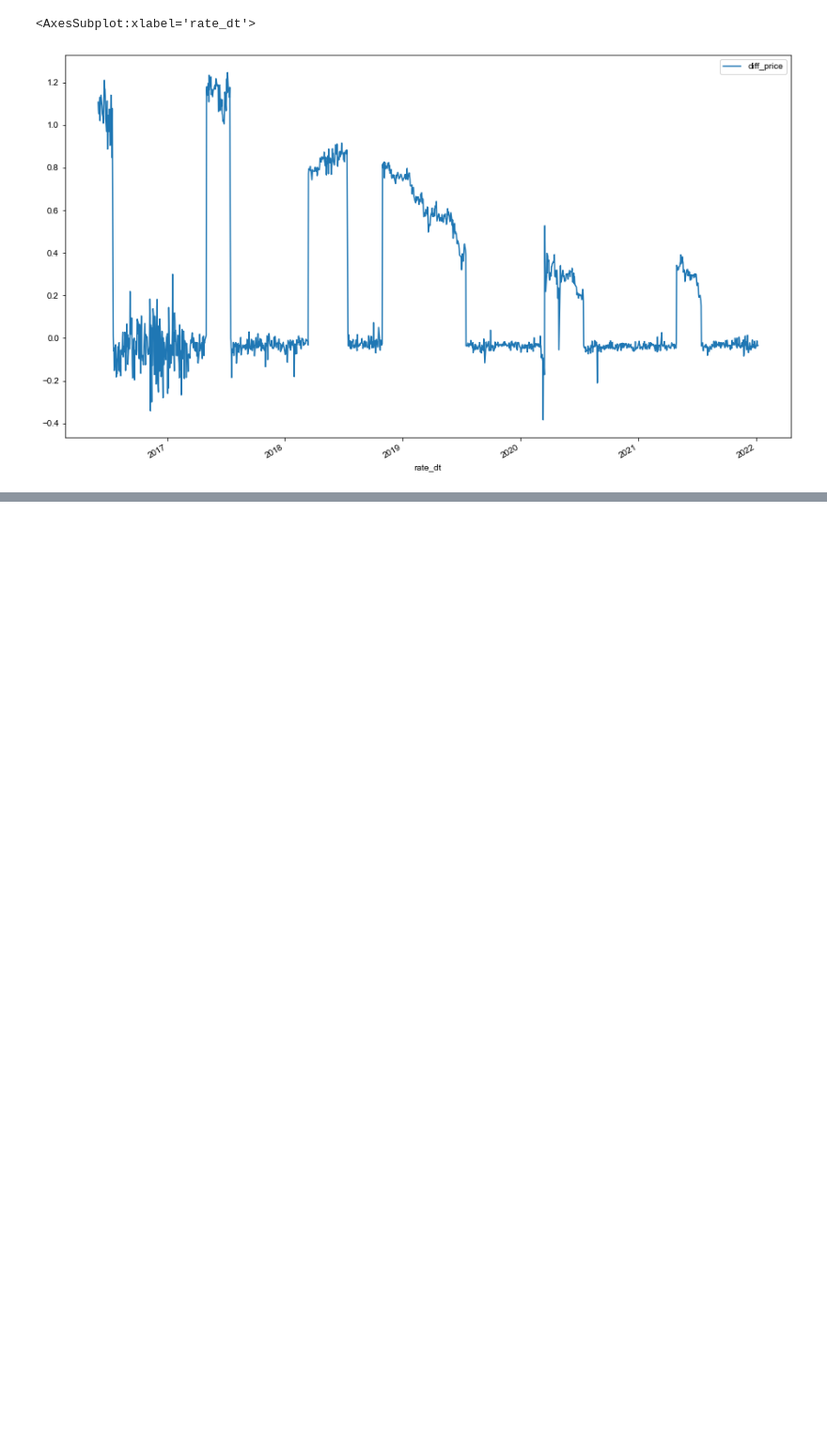
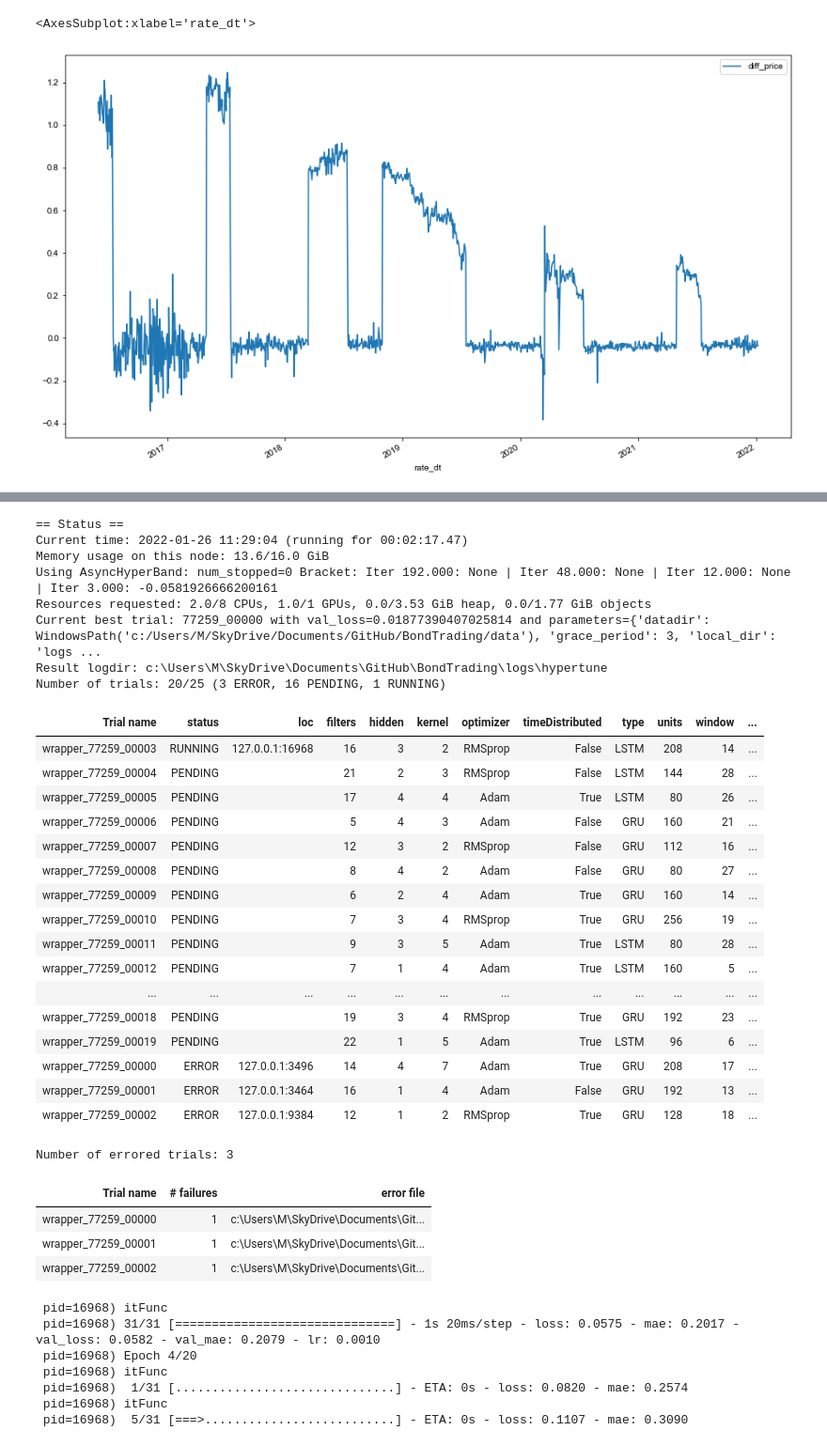
Before and after one commit to Merijn68/BondTrading, a Jupyter notebook: 05_adding_feartures.ipynb, the cells around one changed output, grey strips where cells are left out. Shown at 94% size. Drawn from its saved outputs; the diff is of its cells as text; code cells hidden in the pictures; blank space fills up the shorter version.

```diff
--- a/05_adding_feartures.ipynb
+++ b/05_adding_feartures.ipynb
@@ -277,0 +247,62 @@ Epoch 18/200
+# %%
+# Hypertune
+
+from ray import tune
+config = {
+    "datadir" : Path("data").absolute(),
+    "grace_period" : 3,
+    "local_dir" : "logs",
+    "epochs" : 20,
+    "samples" : 25,
+    "timeDistributed" : tune.choice([True, False]),
+    "features": 5,
+    "window" : tune.randint(5, 30),
+    "filters" : tune.randint(2, 32),
+    "kernel" : tune.randint(1, 8),
+    "type" : tune.choice(["GRU", "LSTM"]),
+    "optimizer" : tune.choice(["Adam", "RMSprop"]),
+    "hidden" : tune.randint(1, 5),
+    "units" : tune.qrandint(16, 256, 16),
+    "horizon" : 10,
+    "shape3d" : True
+}
+# %%
+analysis = hyper.hypertune(train, test, config)
+# %% [output]
+== Status ==
+Current time: 2022-01-26 11:29:04 (running for 00:02:17.47)
+Memory usage on this node: 13.6/16.0 GiB
+Using AsyncHyperBand: num_stopped=0 Bracket: Iter 192.000: None | Iter 48.000: None | Iter 12.000: None | Iter 3.000: -0.0581926666200161
+Resources requested: 2.0/8 CPUs, 1.0/1 GPUs, 0.0/3.53 GiB heap, 0.0/1.77 GiB objects
+Current best trial: 77259_00000 with val_loss=0.01877390407025814 and parameters={'datadir': WindowsPath('c:/Users/M/SkyDrive/Documents/GitHub/BondTrading/data'), 'grace_period': 3, 'local_dir': 'logs ...
+Result logdir: c:\Users\M\SkyDrive\Documents\GitHub\BondTrading\logs\hypertune
+Number of trials: 20/25 (3 ERROR, 16 PENDING, 1 RUNNING)
+| Trial name | status | loc | filters | hidden | kernel | optimizer | timeDistributed | type | units | window | ... |
+| wrapper_77259_00003 | RUNNING | 127.0.0.1:16968 | 16 | 3 | 2 | RMSprop | False | LSTM | 208 | 14 | ... |
+| wrapper_77259_00004 | PENDING |  | 21 | 2 | 3 | RMSprop | False | LSTM | 144 | 28 | ... |
+| wrapper_77259_00005 | PENDING |  | 17 | 4 | 4 | Adam | True | LSTM | 80 | 26 | ... |
+| wrapper_77259_00006 | PENDING |  | 5 | 4 | 3 | Adam | False | GRU | 160 | 21 | ... |
+| wrapper_77259_00007 | PENDING |  | 12 | 3 | 2 | RMSprop | False | GRU | 112 | 16 | ... |
+| wrapper_77259_00008 | PENDING |  | 8 | 4 | 2 | Adam | False | GRU | 80 | 27 | ... |
+| wrapper_77259_00009 | PENDING |  | 6 | 2 | 4 | Adam | True | GRU | 160 | 14 | ... |
+| wrapper_77259_00010 | PENDING |  | 7 | 3 | 4 | RMSprop | True | GRU | 256 | 19 | ... |
+| wrapper_77259_00011 | PENDING |  | 9 | 3 | 5 | Adam | True | LSTM | 80 | 28 | ... |
+| wrapper_77259_00012 | PENDING |  | 7 | 1 | 4 | Adam | True | LSTM | 160 | 5 | ... |
+| ... | ... | ... | ... | ... | ... | ... | ... | ... | ... | ... | ... |
+| wrapper_77259_00018 | PENDING |  | 19 | 3 | 4 | RMSprop | True | GRU | 192 | 23 | ... |
+| wrapper_77259_00019 | PENDING |  | 22 | 1 | 5 | Adam | True | LSTM | 96 | 6 | ... |
+| wrapper_77259_00000 | ERROR | 127.0.0.1:3496 | 14 | 4 | 7 | Adam | True | GRU | 208 | 17 | ... |
+| wrapper_77259_00001 | ERROR | 127.0.0.1:3464 | 16 | 1 | 4 | Adam | False | GRU | 192 | 13 | ... |
+| wrapper_77259_00002 | ERROR | 127.0.0.1:9384 | 12 | 1 | 2 | RMSprop | True | GRU | 128 | 18 | ... |
+Number of errored trials: 3
+| Trial name | # failures | error file |
+| wrapper_77259_00000 | 1 | c:\Users\M\SkyDrive\Documents\Git... |
+| wrapper_77259_00001 | 1 | c:\Users\M\SkyDrive\Documents\Git... |
+| wrapper_77259_00002 | 1 | c:\Users\M\SkyDrive\Documents\Git... |
+ pid=16968) itFunc
+ pid=16968) 31/31 [==============================] - 1s 20ms/step - loss: 0.0575 - mae: 0.2017 - val_loss: 0.0582 - val_mae: 0.2079 - lr: 0.0010
+ pid=16968) Epoch 4/20
+ pid=16968) itFunc
+ pid=16968)  1/31 [..............................] - ETA: 0s - loss: 0.0820 - mae: 0.2574
+ pid=16968) itFunc
+ pid=16968)  5/31 [===>..........................] - ETA: 0s - loss: 0.1107 - mae: 0.3090
```
Also changed, not shown: parts of 31 cells of this notebook, 11 other files.
